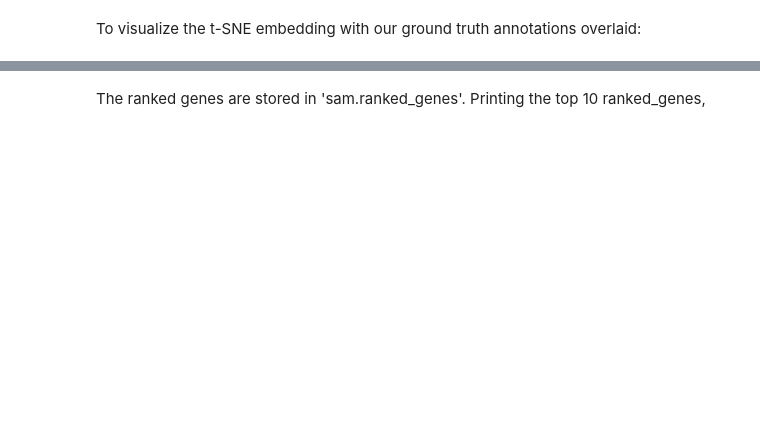
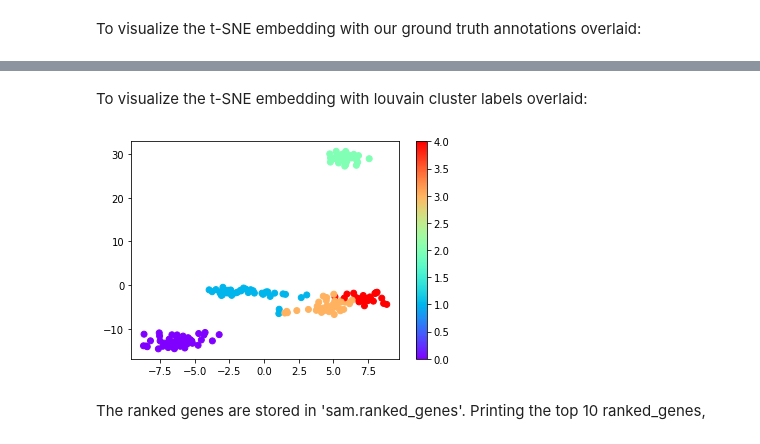
Before and after one commit to atarashansky/self-assembling-manifold, a Jupyter notebook: tutorial/Quickstart SAM tutorial.ipynb, the cells around one changed output, grey strips where cells are left out. Saved outputs shown, nothing was run; the diff lists cells and outputs as text; code cells hidden in the pictures; blank space fills up the shorter version.

```diff
--- a/tutorial/Quickstart SAM tutorial.ipynb
+++ b/tutorial/Quickstart SAM tutorial.ipynb
@@ -67,3 +78,9 @@ sam.scatter(c=sam.annotations)
+# %% [markdown]
+To visualize the t-SNE embedding with louvain cluster labels overlaid:
+# %%
+sam.scatter(c=sam.cluster_labels)
+# %% [output]
+[figure, added]
 # %% [markdown]
 The ranked genes are stored in 'sam.ranked_genes'. Printing the top 10 ranked_genes,
 # %%
```
Also changed, not shown: parts of 15 cells of this notebook.
